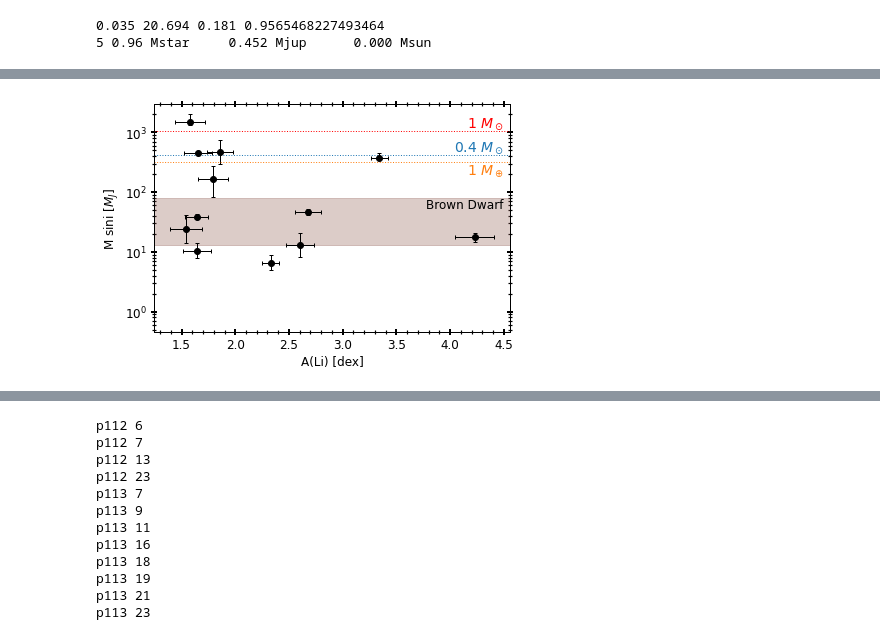
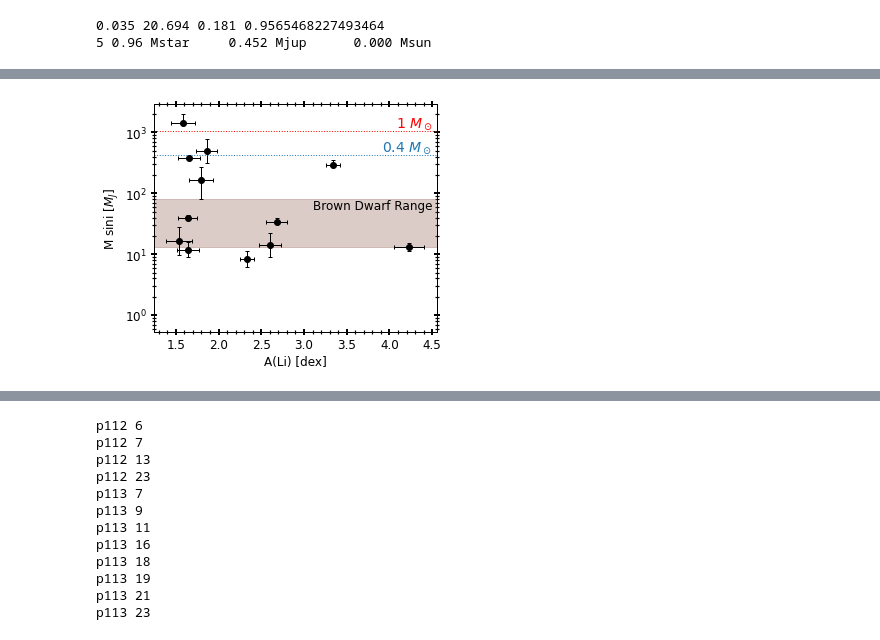
Before and after one commit to MaryumSayeed/ESPRESSO, a Jupyter notebook: scripts/mass_analysis.ipynb, the cells around one changed output, grey strips where cells are left out. Drawn from its saved outputs; the diff is of its cells as text; code cells hidden in the pictures.

```diff
--- a/scripts/mass_analysis.ipynb
+++ b/scripts/mass_analysis.ipynb
@@ -185,9 +218,6 @@ for i, row in data.iterrows():
 0.035 20.694 0.181 0.9565468227493464
 5 0.96 Mstar     0.452 Mjup      0.000 Msun
 # %%
-program = 'p112'
-version = 1
-
 p112_d = {6:{'Mjup':None, 'Msol': None}, 7:{'Mjup':None, 'Msol': None},
           13:{'Mjup':None, 'Msol': None}, 23:{'Mjup':None, 'Msol': None}
          }
@@ -199,7 +229,6 @@ p113_d = {7:{'Mjup':None, 'Msol': None}, 9:{'Mjup':None, 'Msol': None},
 
 def get_msini(objects, program, version, savedict):
     for RG in objects:
-        print(program, RG)
         fname1 = '../mcmc/%s/%s_mcmc_%s.pickle'%(program,RG,version)
         with open(fname1, 'rb') as handle:
             mcmc_samples = pickle.load(handle)
@@ -210,10 +239,15 @@ def get_msini(objects, program, version, savedict):
         es = mcmc_samples['e'].value
         Mjup = []
         Msol = []
+        Mstar = np.array(data[(data.RG_id==RG) & (data.program == int(program[1:]))].m_act_bstep)[0]
 
+        if str(Mstar) == 'nan':
+            dtemp = data[(data.RG_id==RG) & (data.program == int(program[1:]))]
+            if dtemp.sobject_id.values[0] == 190212001601338: # gaia DR3 3217773074208416640
+                Mstar = 1.070
         for i in range(len(Ks)):
             K, P, e = Ks[i], Ps[i], es[i]
-            Msini, success = msini_func(K, P, e, 1.667)
+            Msini, success = msini_func(K, P, e, Mstar)
             Msini_jup   = Msini/u.M_jup.to(u.kg)
             Msini_solar = Msini/u.Msun.to(u.kg)
             Mjup.append(Msini_jup[0])
@@ -223,5 +257,6 @@ def get_msini(objects, program, version, savedict):
         # Msini_jup   = Msini/u.M_jup.to(u.kg)
         # Msini_solar = Msini/u.Msun.to(u.kg)
     return savedict
+
 p112_msini = get_msini(obj_112, 'p112', 1, p112_d)
 p113_msini = get_msini(obj_113, 'p113', 1, p113_d)
@@ -243,39 +265,40 @@ def msini_li(msini,df,unit='Mjup',legend=False):
     PLOT_PARAMS(LS=12, SIZE=12)
     for k, v in msini.items():
         data = np.array(msini[k][unit])
         p16 = np.percentile(data, 16)
         p84 = np.percentile(data, 84)
         p50 = np.percentile(data, 50)
         mass_min = min(data)
         mass_max = max(data)
         yerr=[[p50-p16], [p84-p50]]
         plt.errorbar(df[df.RG_id == k].Li_val, p50, xerr=df[df.RG_id == k].e_Li_val, yerr=yerr,fmt='o',capsize=2,lw=1,mec='k',mfc='k',color='k')
         plt.yscale('log')
         plt.ylabel('M sini [$M_J$]')
         plt.xlabel('A(Li) [dex]')
 
     mearth = (u.Mjup).to(u.Mearth)
-
     msolar = (u.Msun).to(u.Mjup)
 
     if legend:
-
+        xi = 4.5
         plt.axhline(msolar,c='r',ls='dotted',lw=1,label='1 $M_\odot$')
-        plt.text(4.5, msolar, s='1 $M_\odot$', ha='right',va='bottom', c='r',fontsize=14)
+        plt.text(xi, msolar, s='1 $M_\odot$', ha='right',va='bottom', c='r',fontsize=14)
 
         plt.axhline(0.4*msolar,c='C0',ls='dotted',lw=1, label='0.4 $M_\odot$')
-        plt.text(4.5, 0.4*msolar, s='0.4 $M_\odot$', ha='right',va='bottom', c='C0',fontsize=14)
+        plt.text(xi, 0.4*msolar, s='0.4 $M_\odot$', ha='right',va='bottom', c='C0',fontsize=14)
 
-        plt.axhline(mearth,c='C1',ls='dotted',lw=1,label='1 $M_\oplus$')
-        plt.text(4.5, mearth, s='1 $M_\oplus$', ha='right',va='top', c='C1',fontsize=14)
+        #plt.axhline(mearth,c='C1',ls='dotted',lw=1,label='1 $M_\oplus$')
+        #plt.text(4.5, mearth, s='1 $M_\oplus$', ha='right',va='top', c='C1',fontsize=14)
 
         plt.axhspan(13, 80, color='tab:brown', alpha=0.3, label='Brown Dwarf')
-        plt.text(4.5, 80, s='Brown Dwarf', ha='right',va='top', c='k',fontsize=12)
+        plt.text(xi, 80, s='Brown Dwarf Range', ha='right',va='top', c='k',fontsize=12)
         #plt.legend()
 
-plt.figure()
+
+plt.figure(figsize=(5,4))
 msini_li(p112_msini, df_p112,legend=True)
 msini_li(p113_msini, df_p113)
 plt.tight_layout()
+# plt.savefig('../plots/msini_%s.png'%DATE,bbox_inches='tight',dpi=200)
 # %% [output]
-[figure, old version]
+[figure, new version]
```
Also changed, not shown: parts of 32 cells of this notebook, 4 other files.
